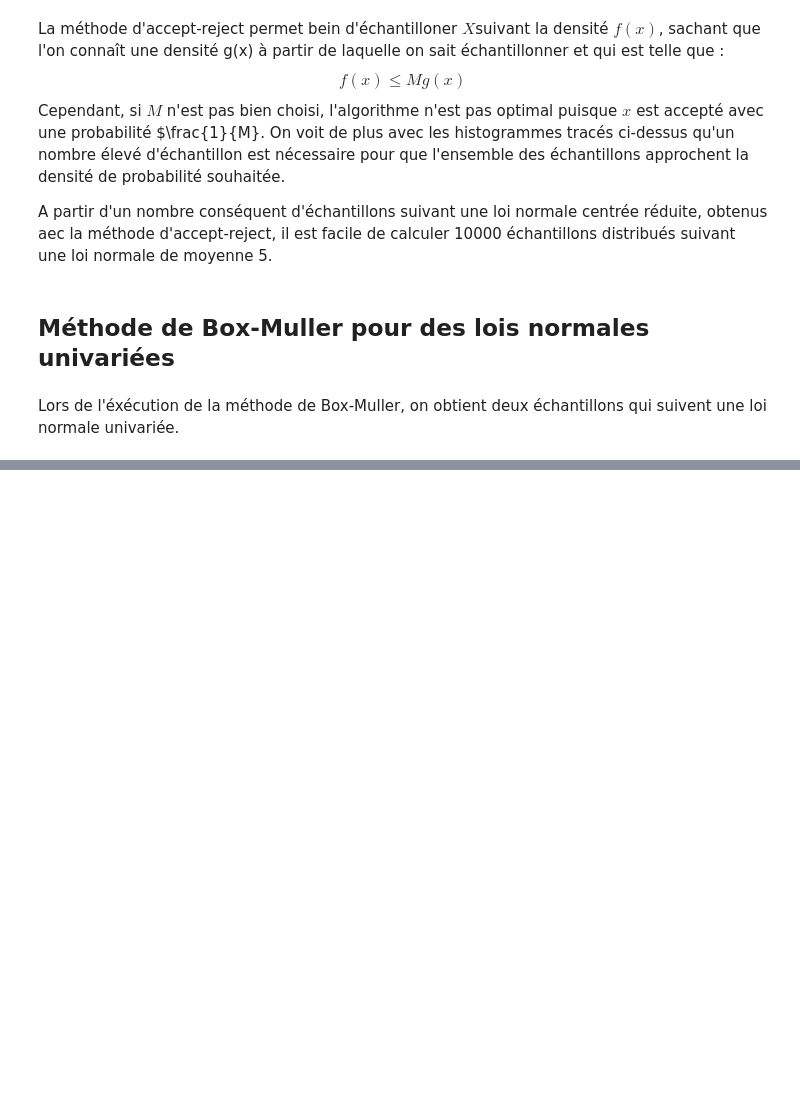
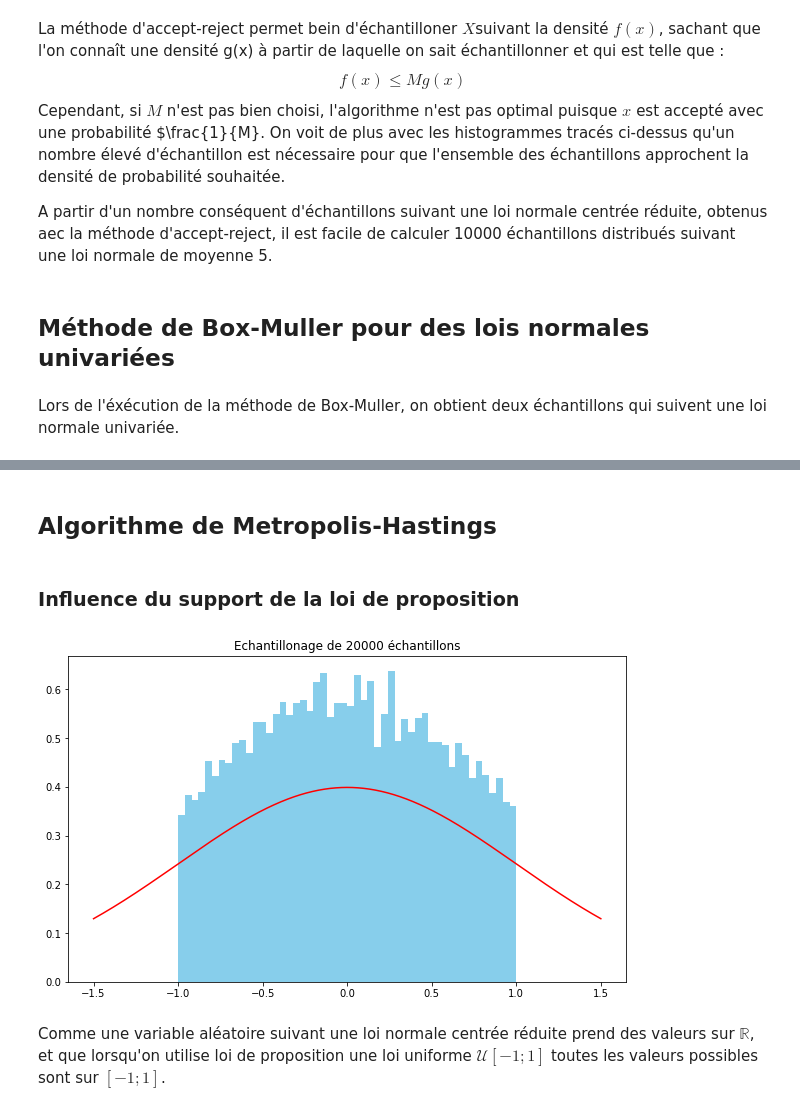
Before and after one commit to LoanSarazin/sdia-estimation, a Jupyter notebook: TP3/TP3_SARAZIN.ipynb, the cells around one changed output, grey strips where cells are left out. Saved outputs shown, nothing was run; the diff lists cells and outputs as text; code cells hidden in the pictures; blank space fills up the shorter version.

Commit message:
TP3 - Ajout de Metropolis-Hastings

```diff
--- a/TP3/TP3_SARAZIN.ipynb
+++ b/TP3/TP3_SARAZIN.ipynb
@@ -280,0 +281,38 @@ La fréquence de zéros dans cette série d'échantillons est de 0.684
+# %% [markdown]
+## Algorithme de Metropolis-Hastings
+# %% [markdown]
+### Influence du support de la loi de proposition
+# %%
+def MH_indep(f, q, nbEchantillon, nbBurn) :
+    X = np.zeros(nbEchantillon)
+    x = q.rvs()
+    for t in range(nbEchantillon + nbBurn) :
+        y = q.rvs()
+        rho = min((f(y)*q.pdf(x))/(f(x)*q.pdf(y)), 1)
+        u = ss.uniform.rvs(loc = 0, scale = 1)
+        if u < rho :
+            x = y
+        if t >= nbBurn :
+            X[t - nbBurn] = x
+    return(X)
+# %%
+nbEchantillon = 20000
+nbBurn = 500
+q = ss.uniform(loc=-1, scale=2)
+f = ss.norm(loc=0, scale=1).pdf
+
+X = MH_indep(f, q, nbEchantillon, nbBurn)
+# %%
+t = np.linspace(-1.5, 1.5, 1000)
+z = f(t)
+
+fig = plt.figure(figsize=(10, 6))
+ax1 = fig.add_subplot(111)
+ax1.hist(X, bins=50, color="skyblue", density=True, label='Echantillon par Box_Muller')
+ax1.plot(t, z, color='r', label='Probability density function')
+ax1.set_title(f"Echantillonage de {nbEchantillon} échantillons")
+plt.show()
+# %% [output]
+[figure, added]
+# %% [markdown]
+Comme une variable aléatoire suivant une loi normale centrée réduite prend des valeurs sur $\mathbb{R}$, et que lorsqu'on utilise loi de proposition une loi uniforme $\mathcal{U}[-1;1]$ toutes les valeurs possibles sont sur $[-1;1]$.
```
Also changed, not shown: parts of 31 cells of this notebook.
